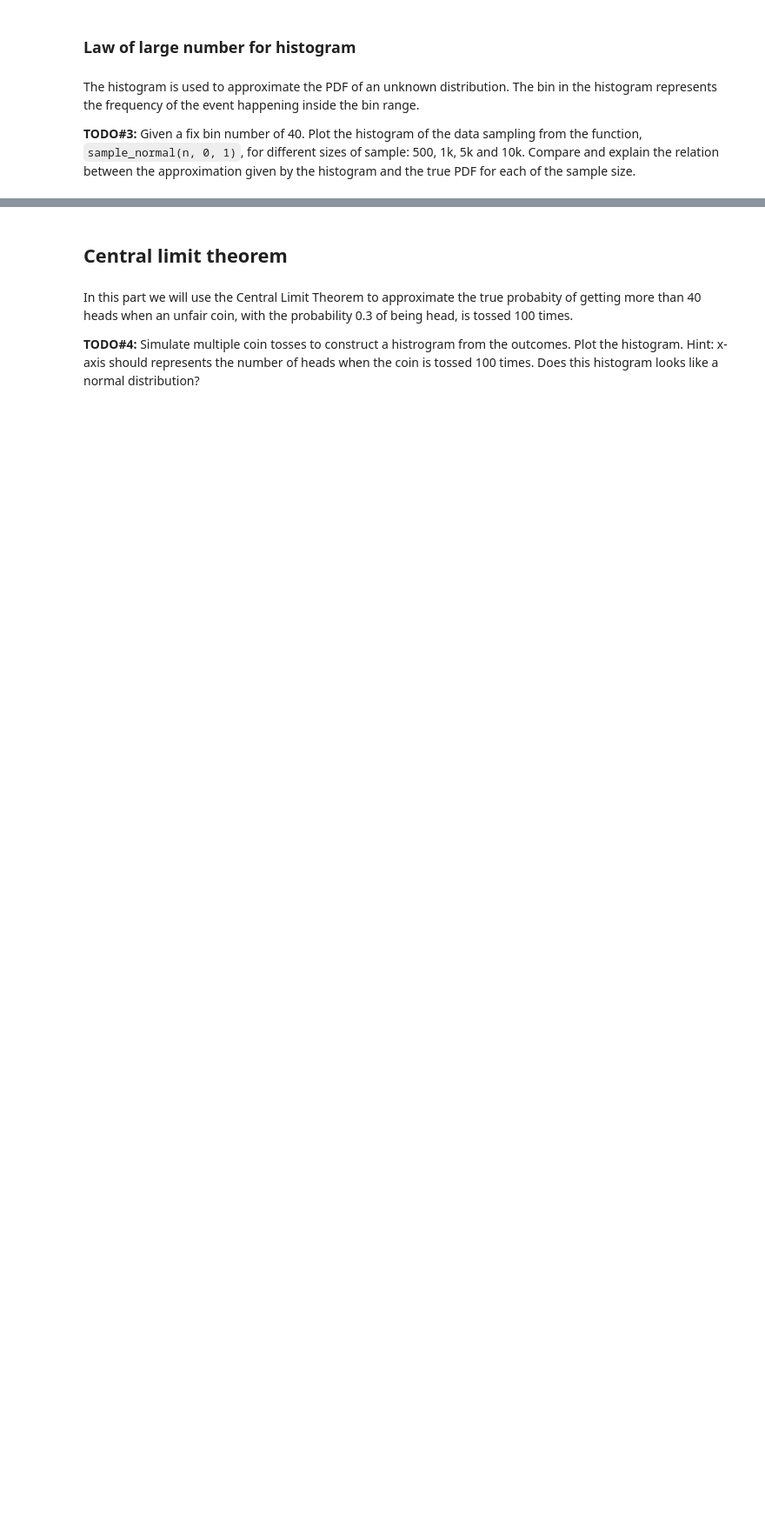
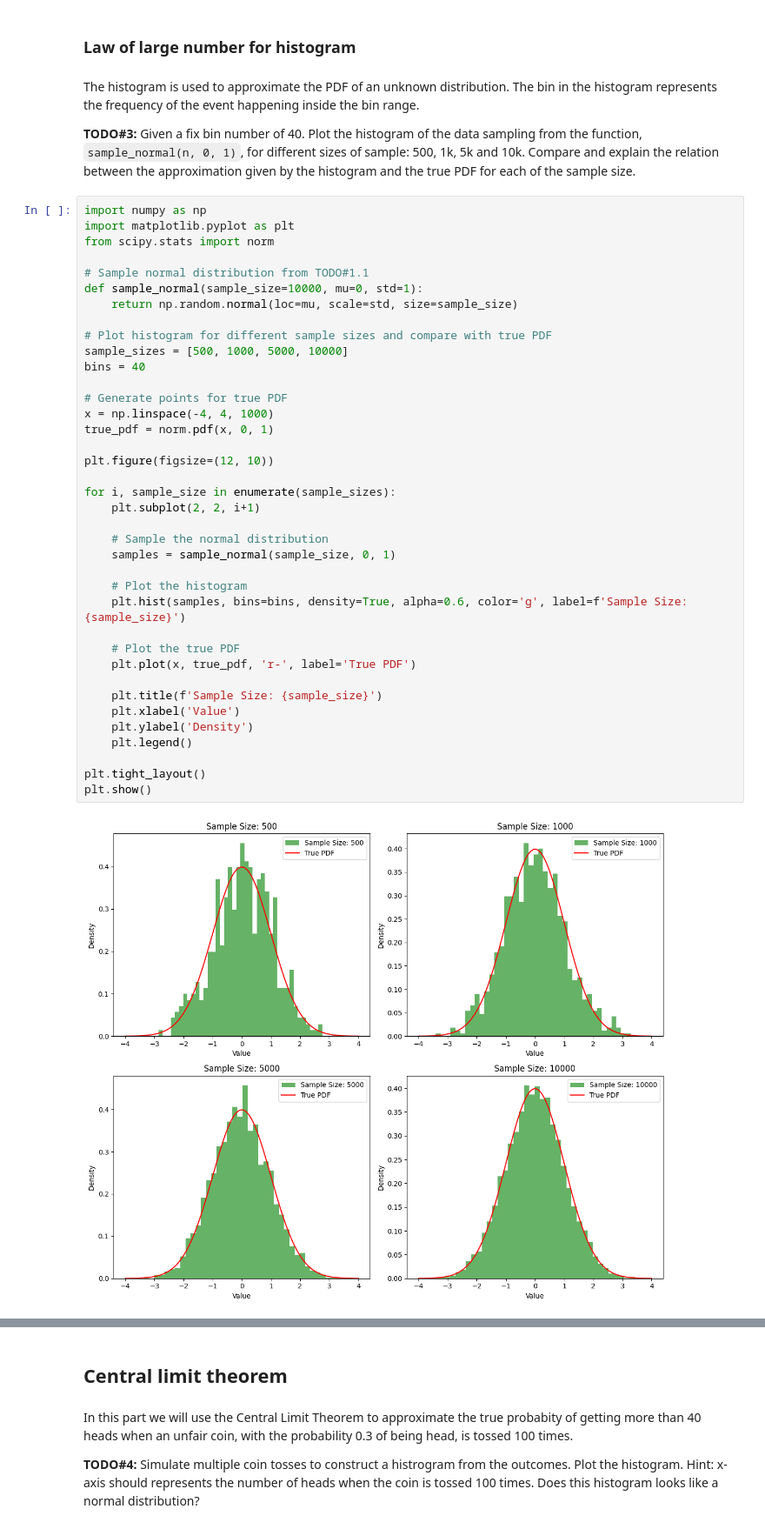
Before and after one commit to Nacnano/my-chula-courses, a Jupyter notebook: 2110203-comp-eng-math-ii/Probability_2023_student.ipynb, the cells around one changed output, grey strips where cells are left out. Shown at 87% size. Saved outputs shown, nothing was run; the diff lists cells and outputs as text; blank space fills up the shorter version.

```diff
--- a/2110203-comp-eng-math-ii/Probability_2023_student.ipynb
+++ b/2110203-comp-eng-math-ii/Probability_2023_student.ipynb
@@ -90,3 +146,43 @@ The bin in the histogram represents the frequency of the event happening inside
 
 **TODO#3:** Given a fix bin number of 40. Plot the histogram of the data sampling from the function, `sample_normal(n, 0, 1)`, for different sizes of sample: 500, 1k, 5k and 10k.
 Compare and explain the relation between the approximation given by the histogram and the true PDF for each of the sample size.
+# %%
+import numpy as np
+import matplotlib.pyplot as plt
+from scipy.stats import norm
+
+# Sample normal distribution from TODO#1.1
+def sample_normal(sample_size=10000, mu=0, std=1):
+    return np.random.normal(loc=mu, scale=std, size=sample_size)
+
+# Plot histogram for different sample sizes and compare with true PDF
+sample_sizes = [500, 1000, 5000, 10000]
+bins = 40
+
+# Generate points for true PDF
+x = np.linspace(-4, 4, 1000)
+true_pdf = norm.pdf(x, 0, 1)
+
+plt.figure(figsize=(12, 10))
+
+for i, sample_size in enumerate(sample_sizes):
+    plt.subplot(2, 2, i+1)
+
+    # Sample the normal distribution
+    samples = sample_normal(sample_size, 0, 1)
+
+    # Plot the histogram
+    plt.hist(samples, bins=bins, density=True, alpha=0.6, color='g', label=f'Sample Size: {sample_size}')
+
+    # Plot the true PDF
+    plt.plot(x, true_pdf, 'r-', label='True PDF')
+
+    plt.title(f'Sample Size: {sample_size}')
+    plt.xlabel('Value')
+    plt.ylabel('Density')
+    plt.legend()
+
+plt.tight_layout()
+plt.show()
+# %% [output]
+[figure, added]
```
Also changed, not shown: parts of 29 cells of this notebook.
